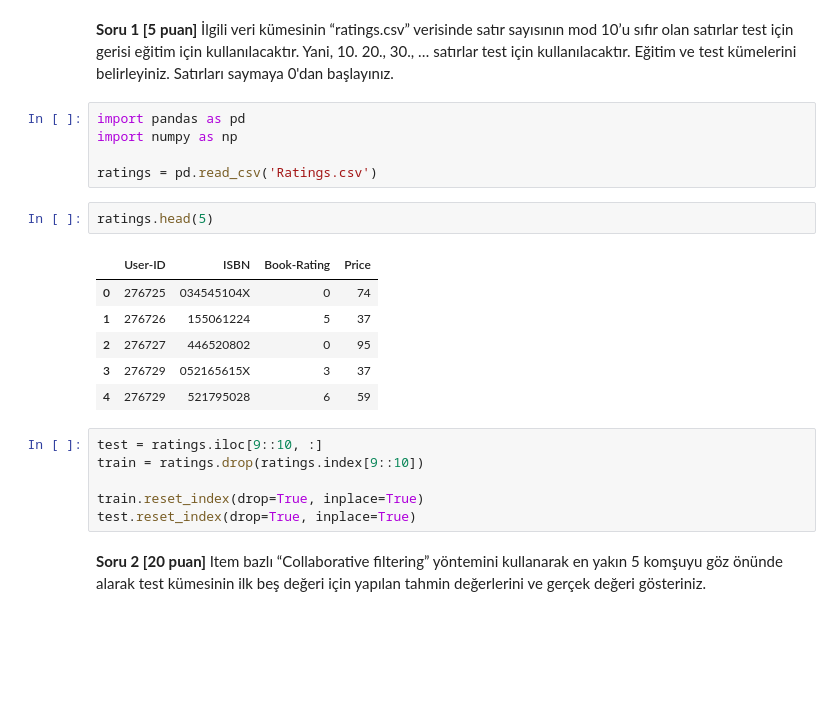
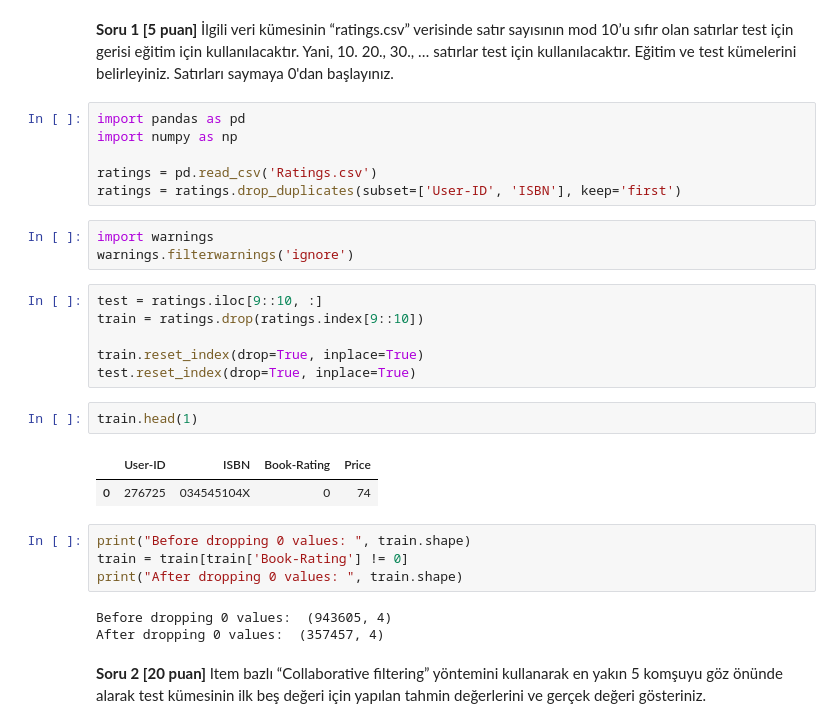
Before and after one commit to emre-bl/BIL476-Data-Mining, a Jupyter notebook: Recommendation Systems/Odev 2.ipynb, the cells around one changed output. Cells and saved outputs as stored; diff of their text form; blank space fills up the shorter version.

```diff
--- a/Recommendation Systems/Odev 2.ipynb
+++ b/Recommendation Systems/Odev 2.ipynb
@@ -13,21 +13,28 @@ import pandas as pd
 import numpy as np
 
 ratings = pd.read_csv('Ratings.csv')
+ratings = ratings.drop_duplicates(subset=['User-ID', 'ISBN'], keep='first')
-# %%
-ratings.head(5)
-# %% [output]
-|  | User-ID | ISBN | Book-Rating | Price |
-| 0 | 276725 | 034545104X | 0 | 74 |
-| 1 | 276726 | 155061224 | 5 | 37 |
-| 2 | 276727 | 446520802 | 0 | 95 |
-| 3 | 276729 | 052165615X | 3 | 37 |
-| 4 | 276729 | 521795028 | 6 | 59 |
+# %%
+import warnings
+warnings.filterwarnings('ignore')
 # %%
 test = ratings.iloc[9::10, :]
 train = ratings.drop(ratings.index[9::10])
 
 train.reset_index(drop=True, inplace=True)
 test.reset_index(drop=True, inplace=True)
+# %%
+train.head(1)
+# %% [output]
+|  | User-ID | ISBN | Book-Rating | Price |
+| 0 | 276725 | 034545104X | 0 | 74 |
+# %%
+print("Before dropping 0 values: ", train.shape)
+train = train[train['Book-Rating'] != 0]
+print("After dropping 0 values: ", train.shape)
+# %% [output]
+Before dropping 0 values:  (943605, 4)
+After dropping 0 values:  (357457, 4)
 # %% [markdown]
 **Soru 2 [20 puan]** Item bazlı “Collaborative filtering” yöntemini kullanarak en yakın 5 komşuyu göz önünde alarak test kümesinin ilk beş değeri için yapılan tahmin değerlerini ve gerçek değeri gösteriniz.
 # %%
```
Also changed, not shown: parts of 34 cells of this notebook.
